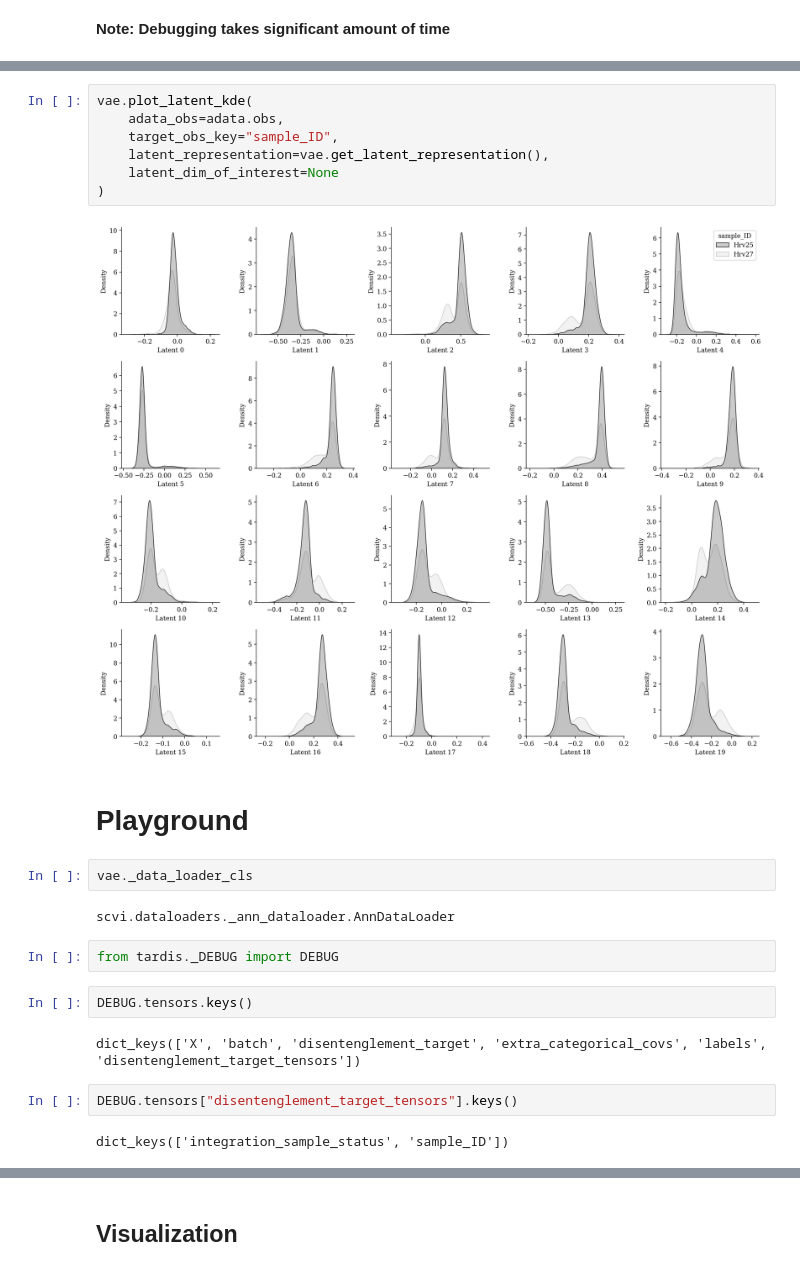
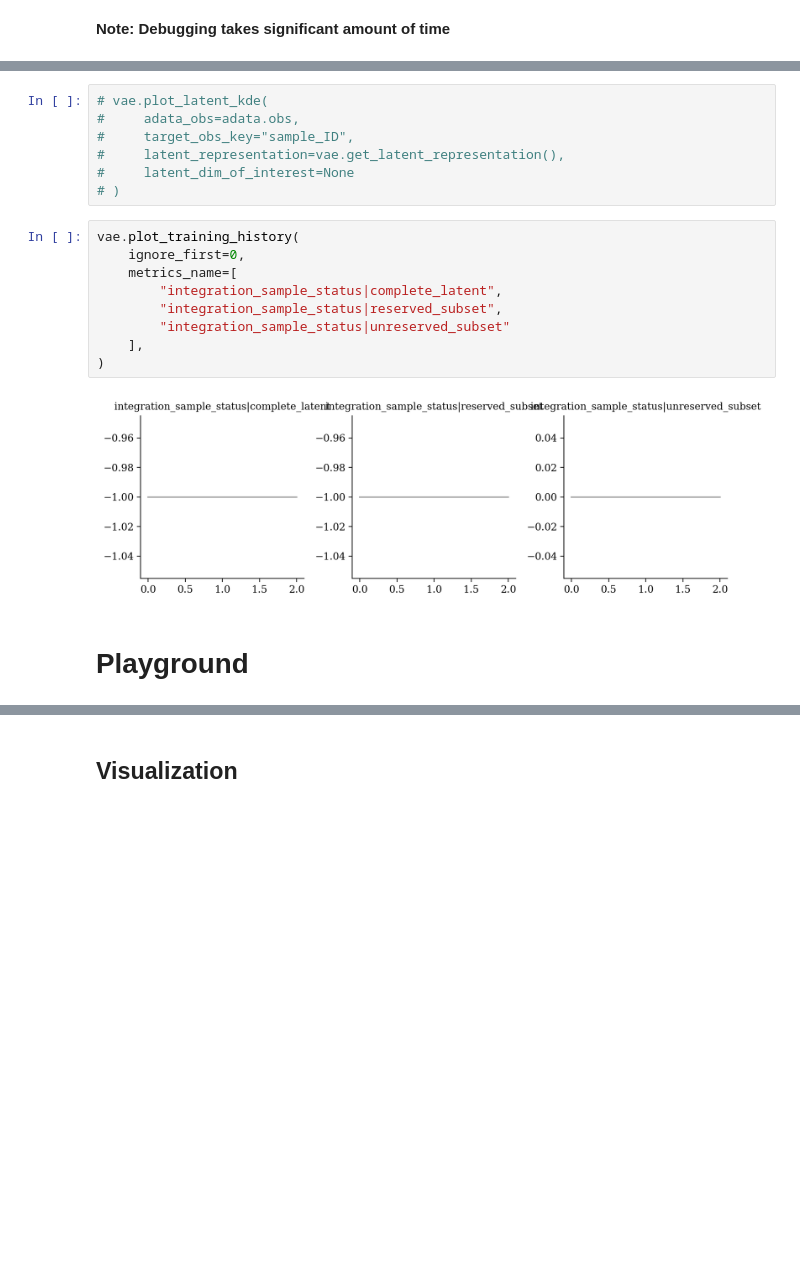
Before and after one commit to theislab/tardis, a Jupyter notebook: notebooks/run.ipynb, the cells around one changed output, grey strips where cells are left out. Cells and saved outputs as stored; diff of their text form; blank space fills up the shorter version.

```diff
--- a/notebooks/run.ipynb
+++ b/notebooks/run.ipynb
@@ -150,25 +164,20 @@ vae.plot_training_history(
 # %%
-vae.plot_latent_kde(
-    adata_obs=adata.obs,
-    target_obs_key="sample_ID",
-    latent_representation=vae.get_latent_representation(),
-    latent_dim_of_interest=None
-)
+# vae.plot_latent_kde(
+#     adata_obs=adata.obs,
+#     target_obs_key="sample_ID",
+#     latent_representation=vae.get_latent_representation(),
+#     latent_dim_of_interest=None
+# )
-# %% [output]
-[figure, removed]
+# %%
+vae.plot_training_history(
+    ignore_first=0,
+    metrics_name=[
+        "integration_sample_status|complete_latent",
+        "integration_sample_status|reserved_subset",
+        "integration_sample_status|unreserved_subset"
+    ],
+)
+# %% [output]
+[figure, added]
 # %% [markdown]
 # Playground
-# %%
-vae._data_loader_cls
-# %% [output]
-scvi.dataloaders._ann_dataloader.AnnDataLoader
-# %%
-from tardis._DEBUG import DEBUG
-# %%
-DEBUG.tensors.keys()
-# %% [output]
-dict_keys(['X', 'batch', 'disentenglement_target', 'extra_categorical_covs', 'labels', 'disentenglement_target_tensors'])
-# %%
-DEBUG.tensors["disentenglement_target_tensors"].keys()
-# %% [output]
-dict_keys(['integration_sample_status', 'sample_ID'])
```
Also changed, not shown: parts of 4 cells of this notebook, 4 other files.
